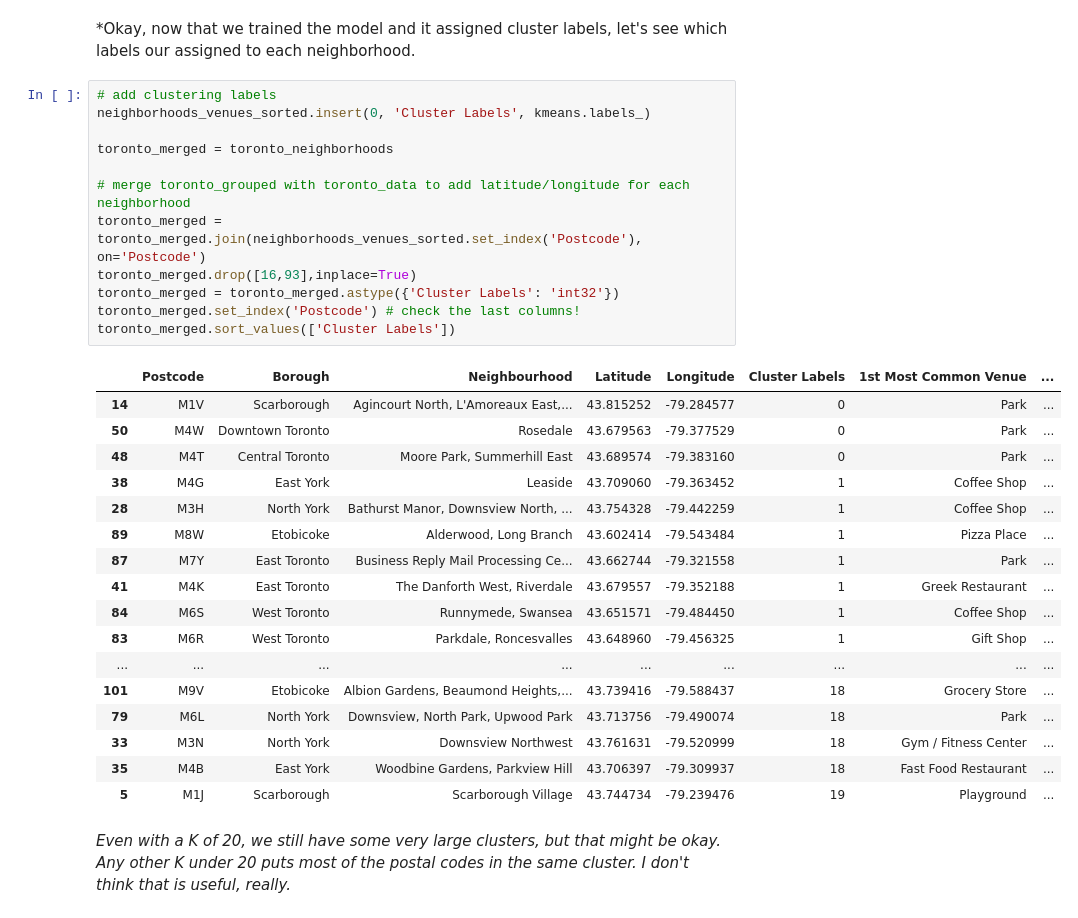
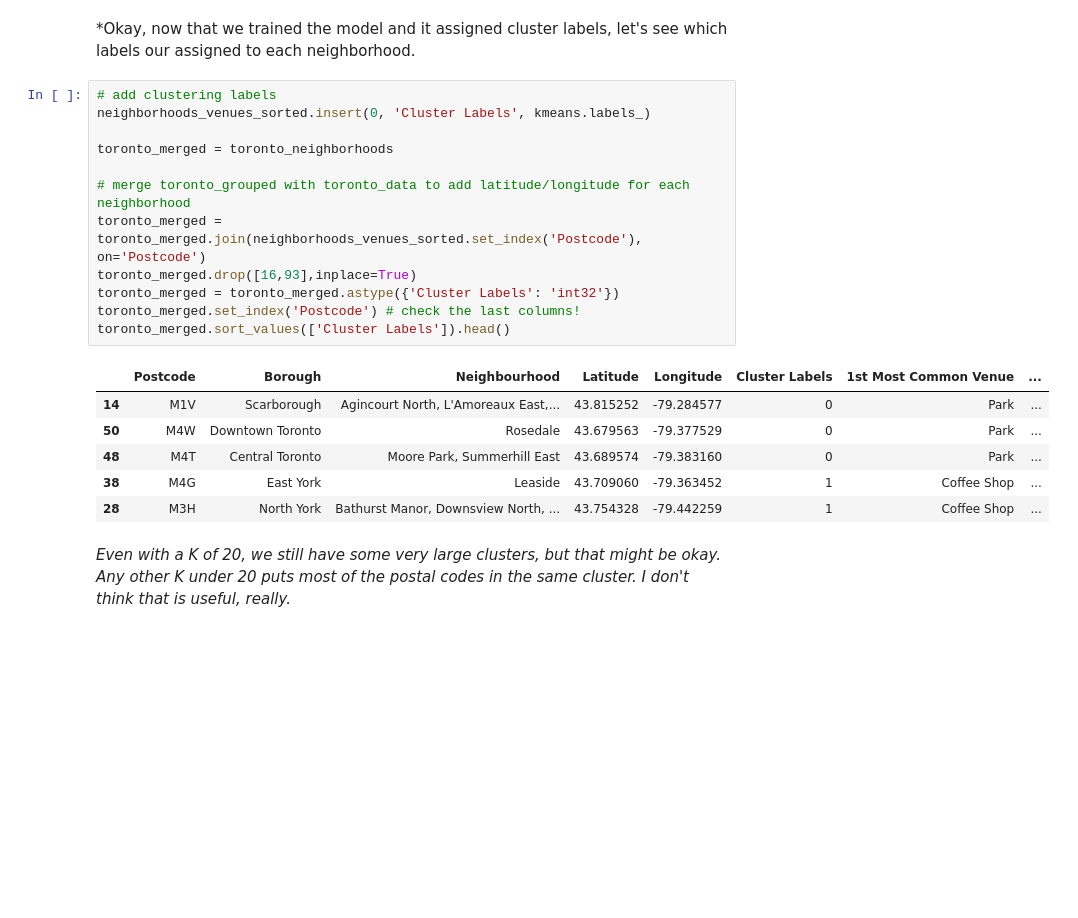
Before and after one commit to Caellwyn/Data-Science-Portfolio, a Jupyter notebook: Toronto Neighborhoods Dataframe_Clusters.ipynb, the cells around one changed output. Saved outputs shown, nothing was run; the diff lists cells and outputs as text; blank space fills up the shorter version.

```diff
--- a/Toronto Neighborhoods Dataframe_Clusters.ipynb
+++ b/Toronto Neighborhoods Dataframe_Clusters.ipynb
@@ -336,33 +323,22 @@ array([14, 18,  1, 10, 18, 19,  5, 18, 16,  1,  1, 18,  1, 18,  0,  1,  1,
 # %%
 # add clustering labels
 neighborhoods_venues_sorted.insert(0, 'Cluster Labels', kmeans.labels_)
 
 toronto_merged = toronto_neighborhoods
 
 # merge toronto_grouped with toronto_data to add latitude/longitude for each neighborhood
 toronto_merged = toronto_merged.join(neighborhoods_venues_sorted.set_index('Postcode'), on='Postcode')
 toronto_merged.drop([16,93],inplace=True)
 toronto_merged = toronto_merged.astype({'Cluster Labels': 'int32'})
 toronto_merged.set_index('Postcode') # check the last columns!
-toronto_merged.sort_values(['Cluster Labels'])
+toronto_merged.sort_values(['Cluster Labels']).head()
 # %% [output]
 |  | Postcode | Borough | Neighbourhood | Latitude | Longitude | Cluster Labels | 1st Most Common Venue | ... |
 | 14 | M1V | Scarborough | Agincourt North, L'Amoreaux East,... | 43.815252 | -79.284577 | 0 | Park | ... |
 | 50 | M4W | Downtown Toronto | Rosedale | 43.679563 | -79.377529 | 0 | Park | ... |
 | 48 | M4T | Central Toronto | Moore Park, Summerhill East | 43.689574 | -79.383160 | 0 | Park | ... |
 | 38 | M4G | East York | Leaside | 43.709060 | -79.363452 | 1 | Coffee Shop | ... |
 | 28 | M3H | North York | Bathurst Manor, Downsview North, ... | 43.754328 | -79.442259 | 1 | Coffee Shop | ... |
-| 89 | M8W | Etobicoke | Alderwood, Long Branch | 43.602414 | -79.543484 | 1 | Pizza Place | ... |
-| 87 | M7Y | East Toronto | Business Reply Mail Processing Ce... | 43.662744 | -79.321558 | 1 | Park | ... |
-| 41 | M4K | East Toronto | The Danforth West, Riverdale | 43.679557 | -79.352188 | 1 | Greek Restaurant | ... |
-| 84 | M6S | West Toronto | Runnymede, Swansea | 43.651571 | -79.484450 | 1 | Coffee Shop | ... |
-| 83 | M6R | West Toronto | Parkdale, Roncesvalles | 43.648960 | -79.456325 | 1 | Gift Shop | ... |
-| ... | ... | ... | ... | ... | ... | ... | ... | ... |
-| 101 | M9V | Etobicoke | Albion Gardens, Beaumond Heights,... | 43.739416 | -79.588437 | 18 | Grocery Store | ... |
-| 79 | M6L | North York | Downsview, North Park, Upwood Park | 43.713756 | -79.490074 | 18 | Park | ... |
-| 33 | M3N | North York | Downsview Northwest | 43.761631 | -79.520999 | 18 | Gym / Fitness Center | ... |
-| 35 | M4B | East York | Woodbine Gardens, Parkview Hill | 43.706397 | -79.309937 | 18 | Fast Food Restaurant | ... |
-| 5 | M1J | Scarborough | Scarborough Village | 43.744734 | -79.239476 | 19 | Playground | ... |
 # %% [markdown]
 *Even with a K of 20, we still have some very large clusters, but that might be okay.    Any other K under 20 puts most of the postal codes in the same cluster.  I don't think that is useful, really.*
 # %%
```
Also changed, not shown: parts of 4 cells of this notebook.
